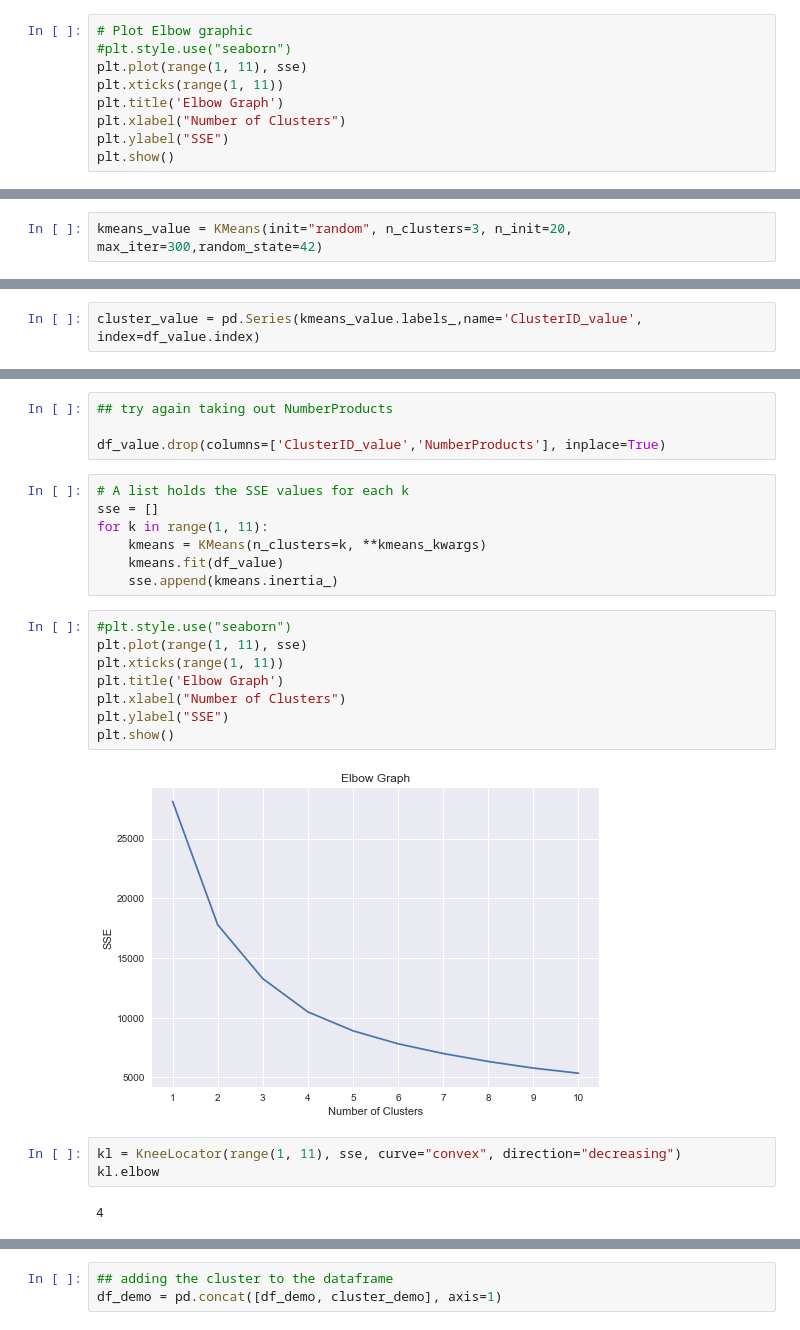
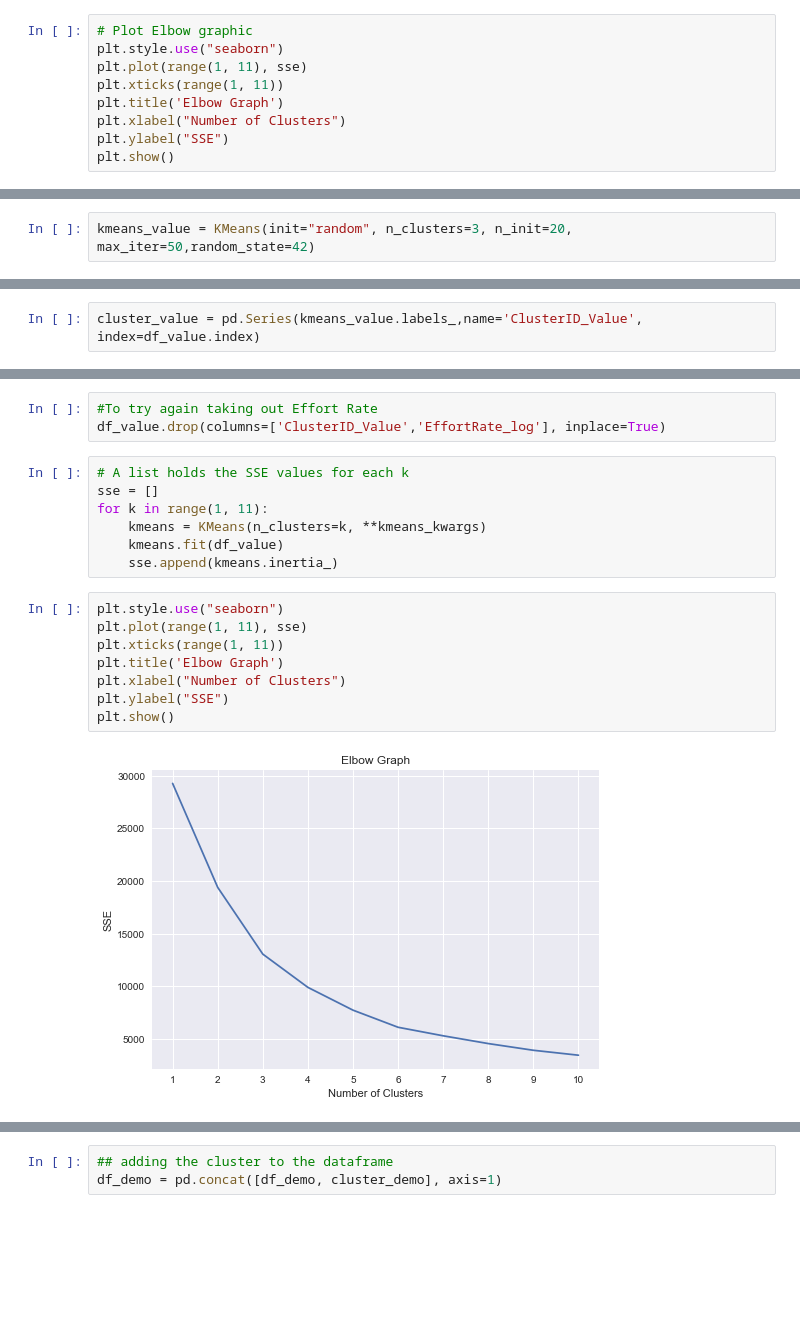
Before and after one commit to miguelince/insurance-clustering, a Jupyter notebook: code/python_code.ipynb, the cells around one changed output, grey strips where cells are left out. Saved outputs shown, nothing was run; the diff lists cells and outputs as text; blank space fills up the shorter version.

```diff
--- a/code/python_code.ipynb
+++ b/code/python_code.ipynb
@@ -1430,7 +1612,7 @@ for k in range(1, 11):
     sse.append(kmeans.inertia_)
 # %%
 # Plot Elbow graphic
-#plt.style.use("seaborn")
+plt.style.use("seaborn")
 plt.plot(range(1, 11), sse)
 plt.xticks(range(1, 11))
 plt.title('Elbow Graph')
@@ -1447,5 +1624,5 @@ kl.elbow
 # %%
-kmeans_value = KMeans(init="random", n_clusters=3, n_init=20, max_iter=300,random_state=42)
+kmeans_value = KMeans(init="random", n_clusters=3, n_init=20, max_iter=50,random_state=42)
 # %%
 kmeans_value.fit(df_value)
 # %% [output]
@@ -1458,5 +1634,5 @@ np.unique(kmeans_value.labels_, return_counts=True)
 # %%
-cluster_value = pd.Series(kmeans_value.labels_,name='ClusterID_value', index=df_value.index)
+cluster_value = pd.Series(kmeans_value.labels_,name='ClusterID_Value', index=df_value.index)
 # %%
 ## adding the cluster to the dataframe
 df_value = pd.concat([df_value, cluster_value], axis=1)
@@ -1488,7 +1666,6 @@ plt.show()
 # %%
-## try again taking out NumberProducts
-
-df_value.drop(columns=['ClusterID_value','NumberProducts'], inplace=True)
+#To try again taking out Effort Rate
+df_value.drop(columns=['ClusterID_Value','EffortRate_log'], inplace=True)
 # %%
 # A list holds the SSE values for each k
 sse = []
@@ -1497,18 +1674,13 @@ for k in range(1, 11):
     kmeans.fit(df_value)
     sse.append(kmeans.inertia_)
 # %%
-#plt.style.use("seaborn")
+plt.style.use("seaborn")
 plt.plot(range(1, 11), sse)
 plt.xticks(range(1, 11))
 plt.title('Elbow Graph')
 plt.xlabel("Number of Clusters")
 plt.ylabel("SSE")
 plt.show()
 # %% [output]
-[figure, old version]
+[figure, new version]
-# %%
-kl = KneeLocator(range(1, 11), sse, curve="convex", direction="decreasing")
-kl.elbow
-# %% [output]
-4
 # %%
```
Also changed, not shown: parts of 550 cells of this notebook.
